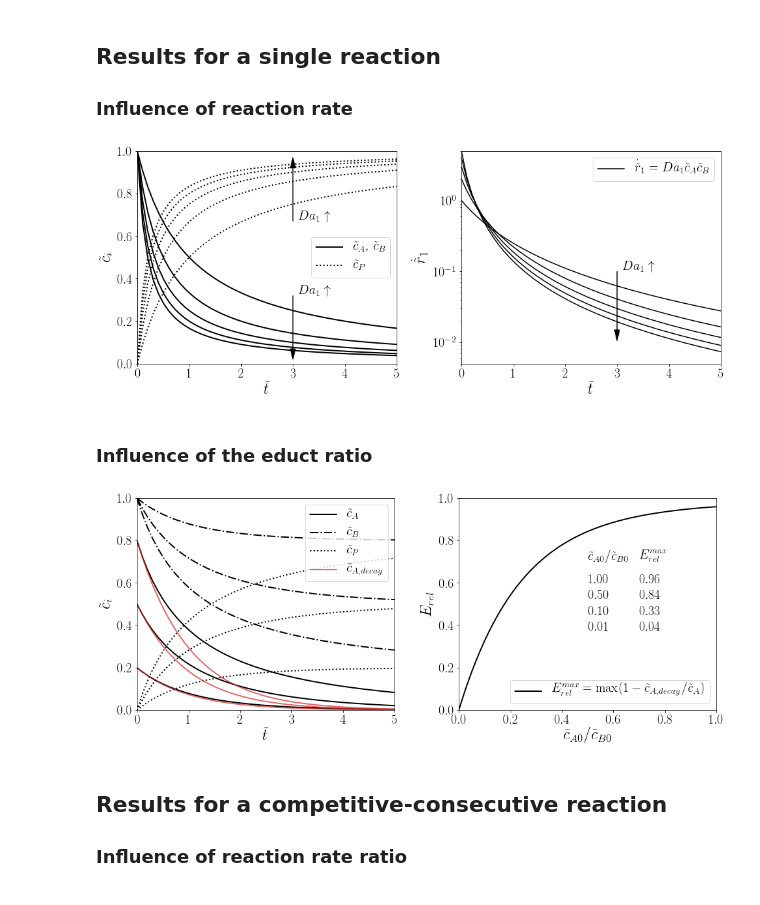
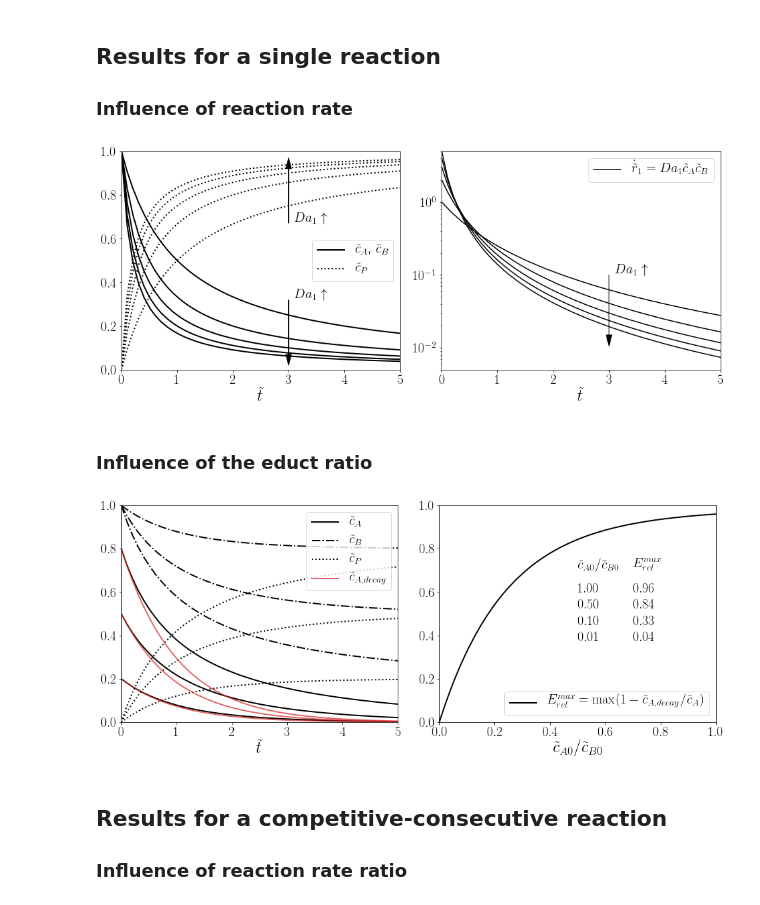
Before and after one commit to AndreWeiner/phd_notebooks, a Jupyter notebook: notebooks/prototype_reactions.ipynb, the cells around one changed output. Drawn from its saved outputs; the diff is of its cells as text; code cells hidden in the pictures.

```diff
--- a/notebooks/prototype_reactions.ipynb
+++ b/notebooks/prototype_reactions.ipynb
@@ -136,37 +136,37 @@ for index, value in enumerate(k):
     if index == 0:
         ax1.plot(t_steps, solution[:,0], c='k', ls='-', lw=lw, label=r"$\tilde{c}_A$, $\tilde{c}_B$")
         ax1.plot(t_steps, solution[:,2], c='k', ls=':', lw=lw, label=r"$\tilde{c}_P$")
         ax2.plot(t_steps, np.multiply(solution[:,0], solution[:,1]) * value, c='k', ls='-', label=r"$\dot{\tilde{r}}_1=Da_1 \tilde{c}_A \tilde{c}_B$")
 
     else:
         ax1.plot(t_steps, solution[:,0], ls='-', lw=lw, c='k')
         ax1.plot(t_steps, solution[:,2], ls=':', lw=lw, c='k')
         ax2.plot(t_steps, np.multiply(solution[:,0], solution[:,1]) * value, c='k', ls='-')
 
 ax1.set_xlabel(r"$\tilde{t}$", fontsize=hm.fontsize_label)
-ax1.set_ylabel(r"$\tilde{c}_i$", fontsize=hm.fontsize_label)
+# ax1.set_ylabel(r"$\tilde{c}_i$", fontsize=hm.fontsize_label)
 ax1.set_xlim([0, 5])
 ax1.set_ylim([0, 1])
 ax1.arrow(3, 0.67, 0, 0.25, head_width=0.1, head_length=0.05, fc='k', ec='k')
 ax1.text(3.1, 0.67, r"$Da_1\uparrow$", fontsize=hm.fontsize_legend)
 ax1.arrow(3, 0.32, 0, -0.25, head_width=0.1, head_length=0.05, fc='k', ec='k')
 ax1.text(3.1, 0.32, r"$Da_1\uparrow$", fontsize=hm.fontsize_legend)
 ax1.legend(fontsize=hm.fontsize_legend)
 ax2.set_xlabel(r"$\tilde{t}$", fontsize=hm.fontsize_label)
-ax2.set_ylabel(r"$\dot{\tilde{r}}_1$", fontsize=hm.fontsize_label)
+# ax2.set_ylabel(r"$\dot{\tilde{r}}_1$", fontsize=hm.fontsize_label)
 ax2.set_xlim([0, 5])
 ax2.set_ylim([0.005, 5])
 ax2.arrow(3, 0.1, 0, -0.085, head_width=0.1, head_length=0.0045, fc='k', ec='k')
 ax2.text(3.1, 0.1, r"$Da_1\uparrow$", fontsize=hm.fontsize_legend)
 ax2.legend(fontsize=hm.fontsize_legend)
 ax2.set_yscale('log')
 ax1.tick_params(labelsize=hm.fontsize_tick)
 ax2.tick_params(labelsize=hm.fontsize_tick)
-fig.subplots_adjust(wspace=0.25)
+fig.subplots_adjust(wspace=0.15)
 fig.savefig('../output/single_reaction_ode_da_influence.pdf', bbox_inches='tight')
 fig.savefig('../output/single_reaction_ode_da_influence.png', bbox_inches='tight')
 # %% [output]
-[figure, old version]
+[figure, new version]
 # %% [markdown]
 ### Influence of the educt ratio
 # %%
@@ -215,13 +215,13 @@ maxDev_3 = np.amax( np.absolute( (solution_3[:,0]-decay_3) / solution_3[:,0] ) )
 
 
 ax1.set_xlabel(r"$\tilde{t}$", fontsize=hm.fontsize_label)
-ax1.set_ylabel(r"$\tilde{c}_i$", fontsize=hm.fontsize_label)
+# ax1.set_ylabel(r"$\tilde{c}_i$", fontsize=hm.fontsize_label)
 ax1.set_xlim([0, 5])
 ax1.set_ylim([0.0, 1.0])
 ax1.legend(loc=1, fontsize=hm.fontsize_legend)
 
 ax2.set_xlabel(r"$\tilde{c}_{A0} / \tilde{c}_{B0}$", fontsize=hm.fontsize_label)
-ax2.set_ylabel(r"$E_{rel}$", fontsize=hm.fontsize_label)
+# ax2.set_ylabel(r"$E_{rel}$", fontsize=hm.fontsize_label)
 ax2.set_xlim([0, 1])
 ax2.set_ylim([0, 1])
 ax2.text(0.5, 0.7, r"$\tilde{c}_{A0}/\tilde{c}_{B0}$", fontsize=hm.fontsize_legend)
@@ -237,11 +237,11 @@ ax2.text(0.7, 0.375, r"${:1.2f}$".format(maxDev_0), fontsize=hm.fontsize_legend)
 ax2.legend(fontsize=hm.fontsize_legend)
 ax1.tick_params(labelsize=hm.fontsize_tick)
 ax2.tick_params(labelsize=hm.fontsize_tick)
-fig.subplots_adjust(wspace=0.25)
+fig.subplots_adjust(wspace=0.15)
 fig.savefig('../output/single_reaction_ode_ratioAB.pdf', bbox_inches='tight')
 fig.savefig('../output/single_reaction_ode_ratioAB.png', bbox_inches='tight')
 # %% [output]
-[figure, old version]
+[figure, new version]
 # %% [markdown]
 ## Results for a competitive-consecutive reaction
 ### Influence of reaction rate ratio
```
Also changed, not shown: 3 other files.
